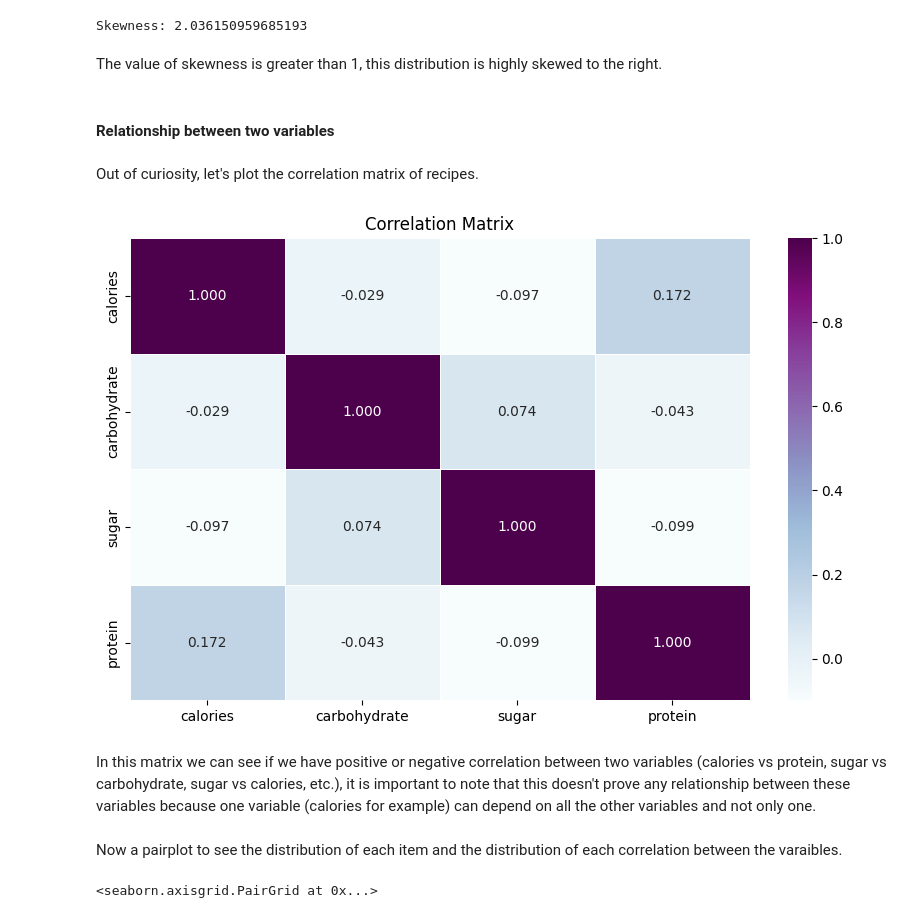
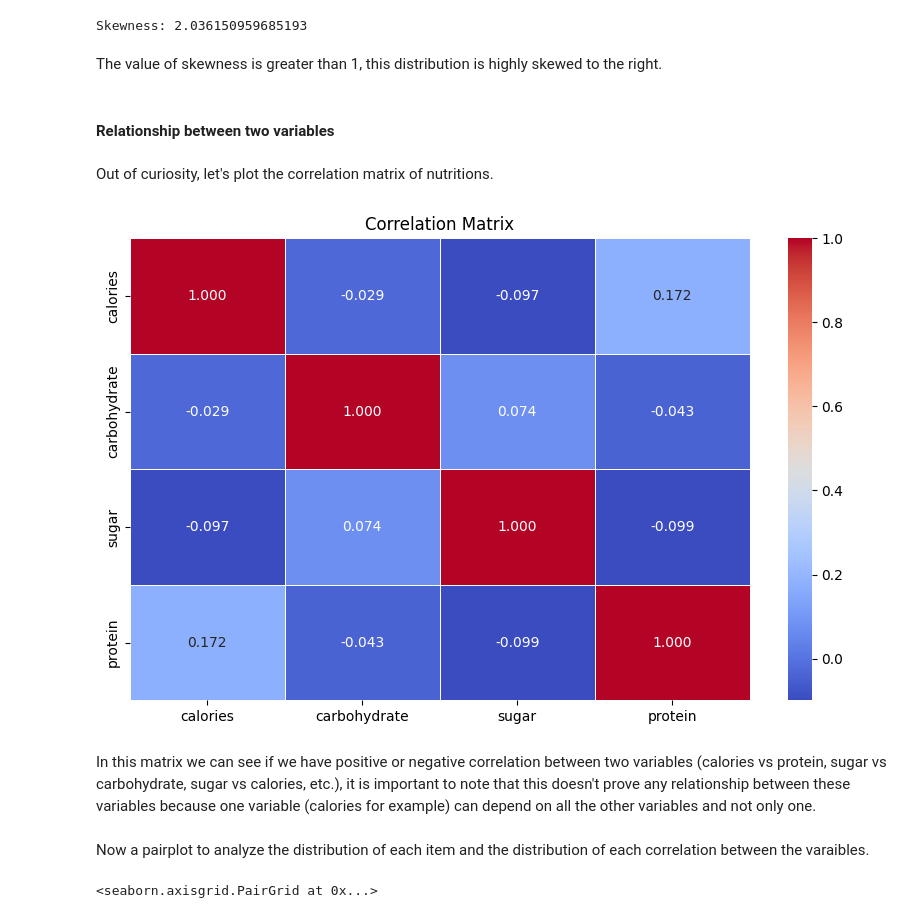
Before and after one commit to Ismail-ai707/Recipe-Prediction-for-High-Traffic, a Jupyter notebook: high_traffic_recipe_prediction.ipynb, the cells around one changed output. Saved outputs shown, nothing was run; the diff lists cells and outputs as text; code cells hidden in the pictures.

```diff
--- a/high_traffic_recipe_prediction.ipynb
+++ b/high_traffic_recipe_prediction.ipynb
@@ -259,7 +259,7 @@ Most of 'calories' data is concentrated in the range [100,600]. Here we can obse
 # %%
 # Boxplot for all recipe elements
-recipes_cols = site_traffic_df_cleaned.columns[1:-3]
-sns.boxplot(data=site_traffic_df_cleaned[recipes_cols])
+nutrition_cols = site_traffic_df_cleaned.columns[1:-3]
+sns.boxplot(data=site_traffic_df_cleaned[nutrition_cols])
 plt.semilogy()
 # %% [output]
 []
@@ -291,23 +291,23 @@ skewness = site_traffic_df_cleaned['calories'].skew()
 print("Skewness:", skewness)
 # %% [output]
 Skewness: 2.036150959685193
-# %% [markdown]
-The value of skewness is greater than 1, this distribution is highly skewed to the right.
+# %% [markdown]
+The value of skewness is greater than 1, this distribution is highly skewed to the right.
 # %% [markdown]
 #### Relationship between two variables
 # %% [markdown]
-Out of curiosity, let's plot the correlation matrix of recipes.
+Out of curiosity, let's plot the correlation matrix of nutritions.
 # %%
-correlation_matrix = site_traffic_df_cleaned[recipes_cols].corr()
+correlation_matrix = site_traffic_df_cleaned[nutrition_cols].corr()
 
 plt.figure(figsize=(10, 6))
-sns.heatmap(correlation_matrix, annot=True, cmap='BuPu', fmt=".3f", linewidths=0.5)
+sns.heatmap(correlation_matrix, annot=True, cmap='coolwarm', fmt=".3f", linewidths=0.5)
 plt.title('Correlation Matrix')
 plt.show()
 # %% [output]
-[figure, old version]
+[figure, new version]
 # %% [markdown]
 In this matrix we can see if we have positive or negative correlation between two variables (calories vs protein, sugar vs carbohydrate, sugar vs calories, etc.), it is important to note that this doesn't prove any relationship between these variables because one variable (calories for example) can depend on all the other variables and not only one.
 # %% [markdown]
-Now a pairplot to see the distribution of each item and the distribution of each correlation between the varaibles.
+Now a pairplot to analyze the distribution of each item and the distribution of each correlation between the varaibles.
 # %%
```
Also changed, not shown: parts of 121 cells of this notebook.
